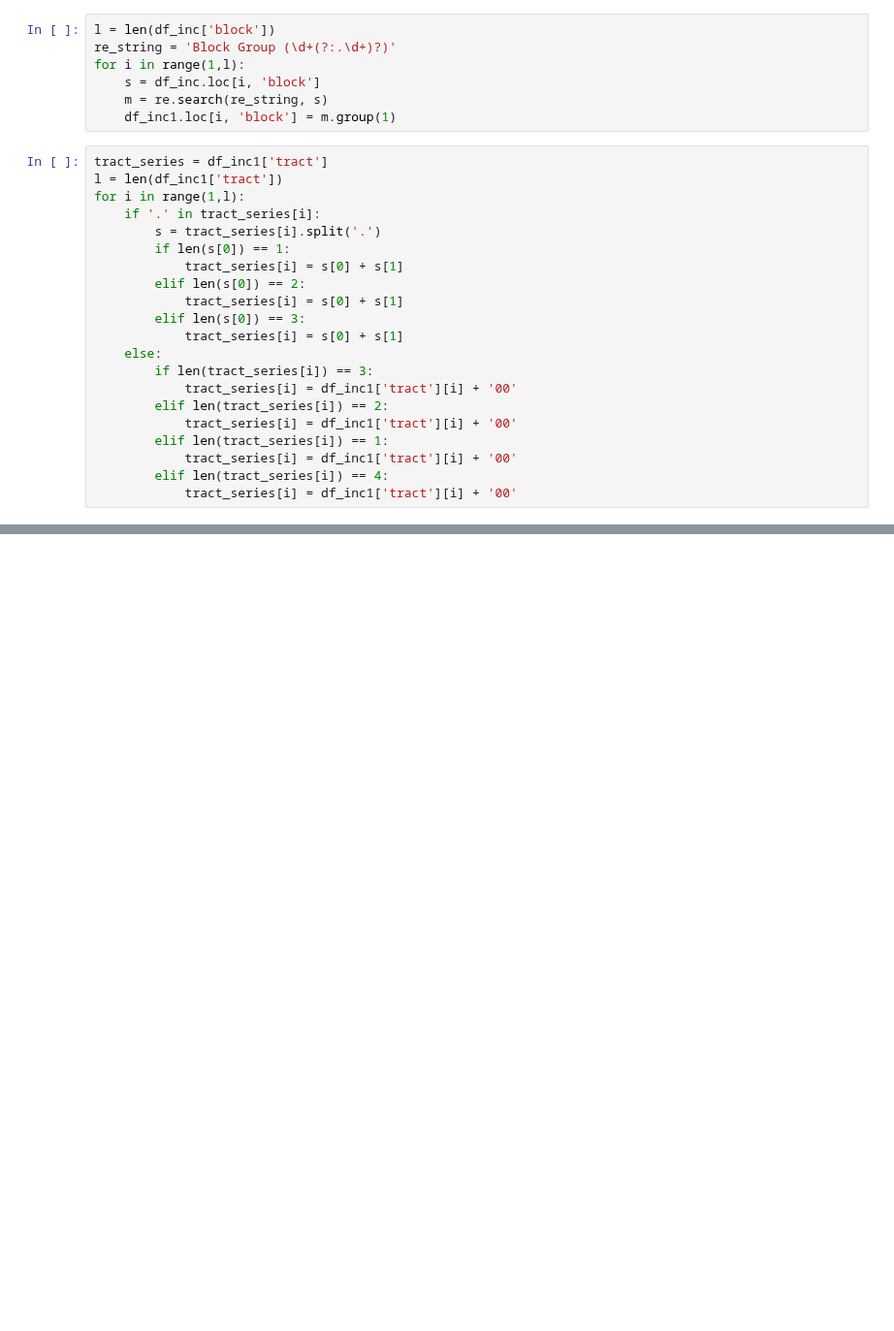
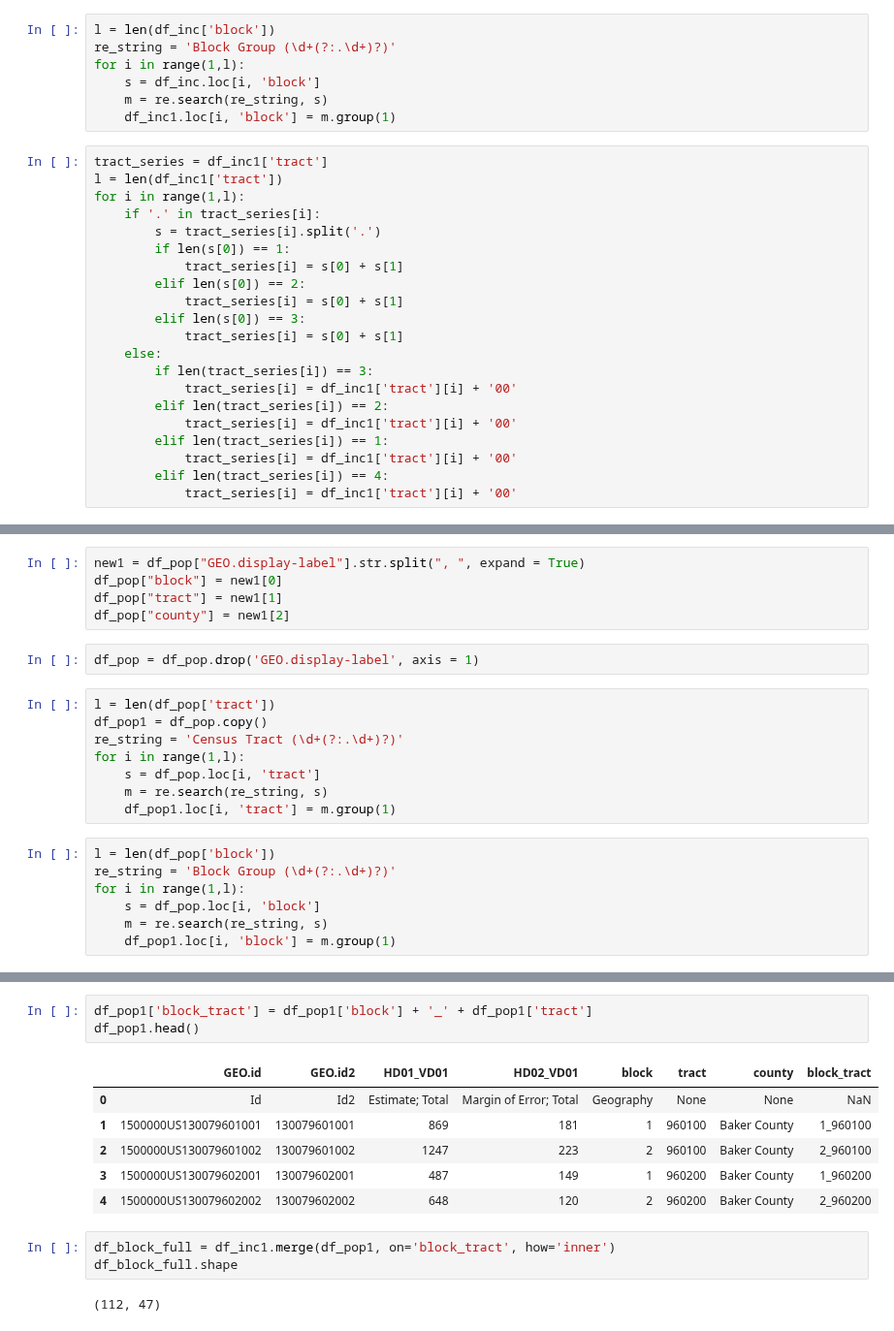
Before and after one commit to asensio-lab/albany-housing-analytics, a Jupyter notebook: census_processing/olivia_census.ipynb, the cells around one changed output, grey strips where cells are left out. Shown at 97% size. Drawn from its saved outputs; the diff is of its cells as text; blank space fills up the shorter version.

```diff
--- a/census_processing/olivia_census.ipynb
+++ b/census_processing/olivia_census.ipynb
@@ -113,0 +126,22 @@ df_inc1.head(20)
+# %%
+new1 = df_pop["GEO.display-label"].str.split(", ", expand = True)
+df_pop["block"] = new1[0]
+df_pop["tract"] = new1[1]
+df_pop["county"] = new1[2]
+# %%
+df_pop = df_pop.drop('GEO.display-label', axis = 1)
+# %%
+l = len(df_pop['tract'])
+df_pop1 = df_pop.copy()
+re_string = 'Census Tract (\d+(?:.\d+)?)'
+for i in range(1,l):
+    s = df_pop.loc[i, 'tract']
+    m = re.search(re_string, s)
+    df_pop1.loc[i, 'tract'] = m.group(1)
+# %%
+l = len(df_pop['block'])
+re_string = 'Block Group (\d+(?:.\d+)?)'
+for i in range(1,l):
+    s = df_pop.loc[i, 'block']
+    m = re.search(re_string, s)
+    df_pop1.loc[i, 'block'] = m.group(1)
@@ -113,0 +267,15 @@ df_inc1.head(20)
+# %%
+df_pop1['block_tract'] = df_pop1['block'] + '_' + df_pop1['tract']
+df_pop1.head()
+# %% [output]
+|  | GEO.id | GEO.id2 | HD01_VD01 | HD02_VD01 | block | tract | county | block_tract |
+| 0 | Id | Id2 | Estimate; Total | Margin of Error; Total | Geography | None | None | NaN |
+| 1 | 1500000US130079601001 | 130079601001 | 869 | 181 | 1 | 960100 | Baker County | 1_960100 |
+| 2 | 1500000US130079601002 | 130079601002 | 1247 | 223 | 2 | 960100 | Baker County | 2_960100 |
+| 3 | 1500000US130079602001 | 130079602001 | 487 | 149 | 1 | 960200 | Baker County | 1_960200 |
+| 4 | 1500000US130079602002 | 130079602002 | 648 | 120 | 2 | 960200 | Baker County | 2_960200 |
+# %%
+df_block_full = df_inc1.merge(df_pop1, on='block_tract', how='inner')
+df_block_full.shape
+# %% [output]
+(112, 47)
```
Also changed, not shown: parts of 28 cells of this notebook.
